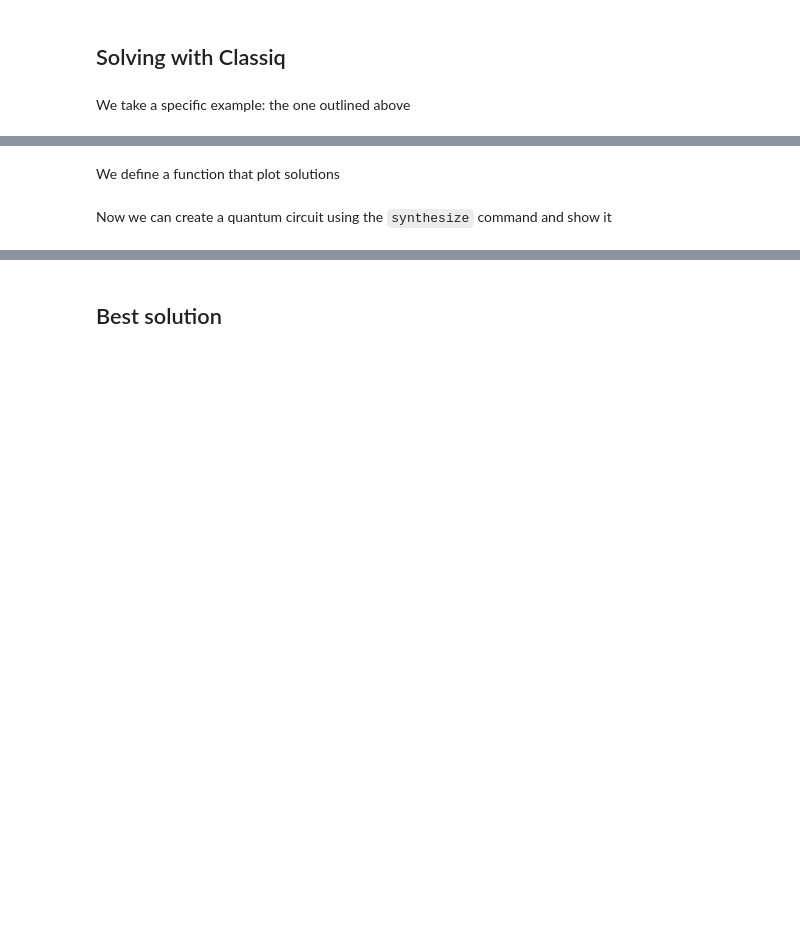
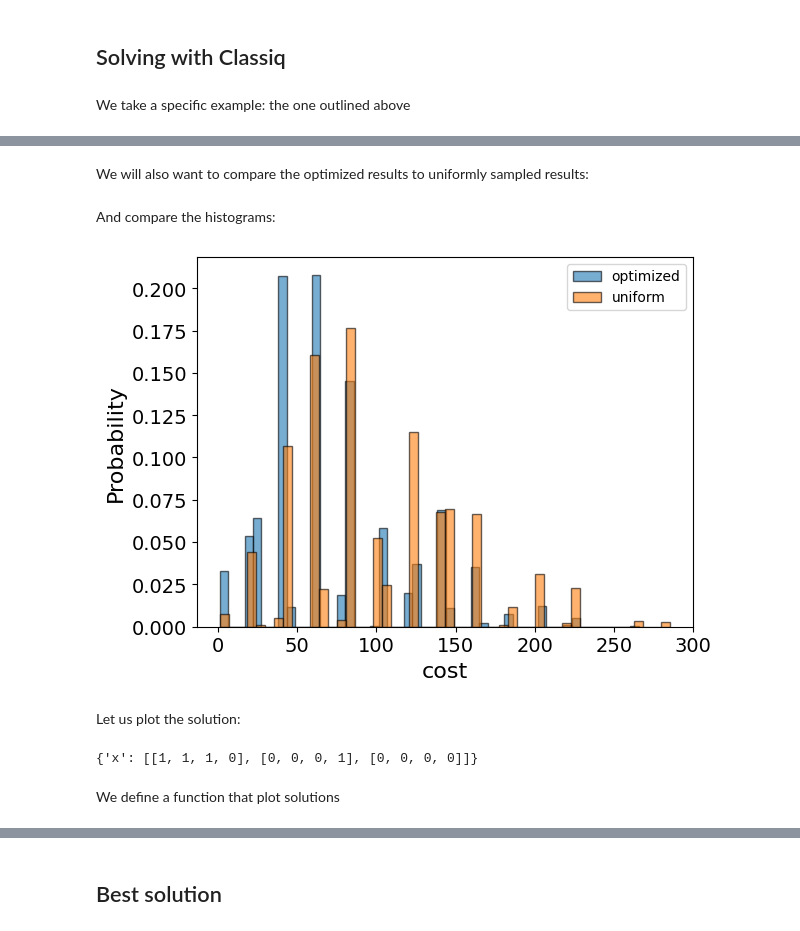
Before and after one commit to Classiq/classiq-library, a Jupyter notebook: applications/logistics/facility_location/facility_location.ipynb, the cells around one changed output, grey strips where cells are left out. Cells and saved outputs as stored; diff of their text form; code cells hidden in the pictures; blank space fills up the shorter version.

```diff
--- a/applications/logistics/facility_location/facility_location.ipynb
+++ b/applications/logistics/facility_location/facility_location.ipynb
@@ -185,3 +205,39 @@ write_qmod(qmod, "facility_location")
+# %% [markdown]
+We will also want to compare the optimized results to uniformly sampled results:
+# %%
+uniform_result = combi.sample_uniform()
+# %% [markdown]
+And compare the histograms:
+# %%
+optimization_result["cost"].plot(
+    kind="hist",
+    bins=50,
+    edgecolor="black",
+    weights=optimization_result["probability"],
+    alpha=0.6,
+    label="optimized",
+)
+uniform_result["cost"].plot(
+    kind="hist",
+    bins=50,
+    edgecolor="black",
+    weights=uniform_result["probability"],
+    alpha=0.6,
+    label="uniform",
+)
+plt.legend()
+plt.ylabel("Probability", fontsize=16)
+plt.xlabel("cost", fontsize=16)
+plt.tick_params(axis="both", labelsize=14)
+# %% [output]
+[figure, added]
+# %% [markdown]
+Let us plot the solution:
+# %%
+best_solution = optimization_result.solution[optimization_result.cost.idxmin()]
+best_solution
+# %% [output]
+{'x': [[1, 1, 1, 0], [0, 0, 0, 1], [0, 0, 0, 0]]}
 # %% [markdown]
 We define a function that plot solutions
 # %%
@@ -262,5 +318,3 @@ def plotting_sol(x_sol, cost, is_classic: bool):
 
     plt.axis("off")
     plt.show()
-# %% [markdown]
-Now we can create a quantum circuit using the `synthesize` command and show it
```
Also changed, not shown: parts of 32 cells of this notebook, 14 other files.
